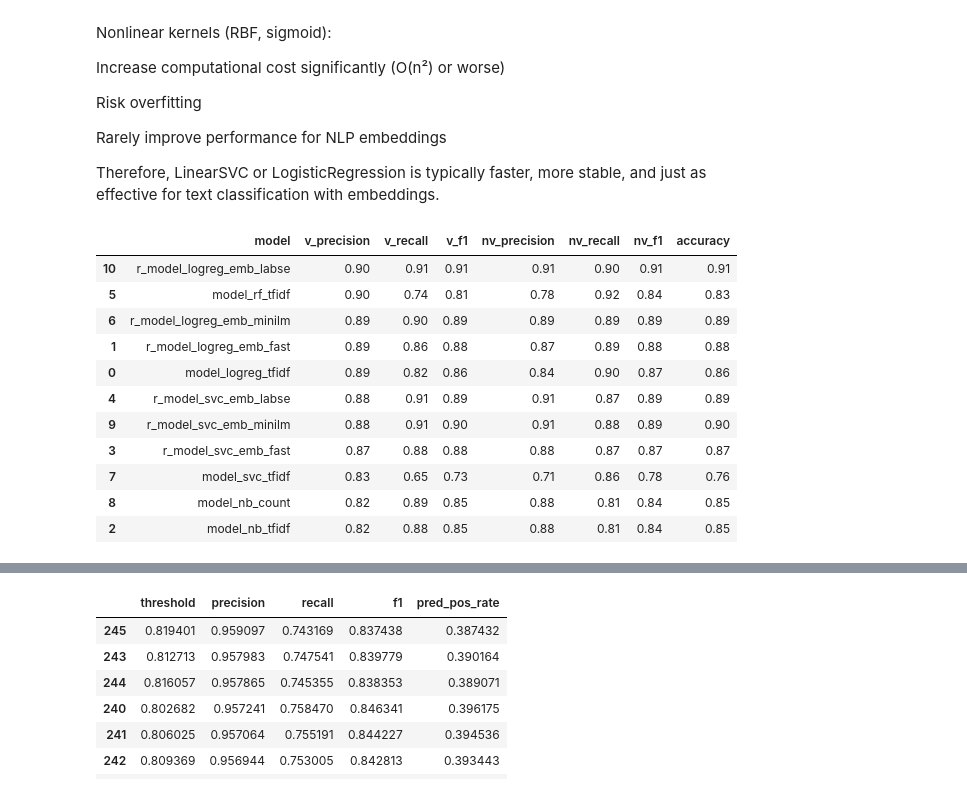
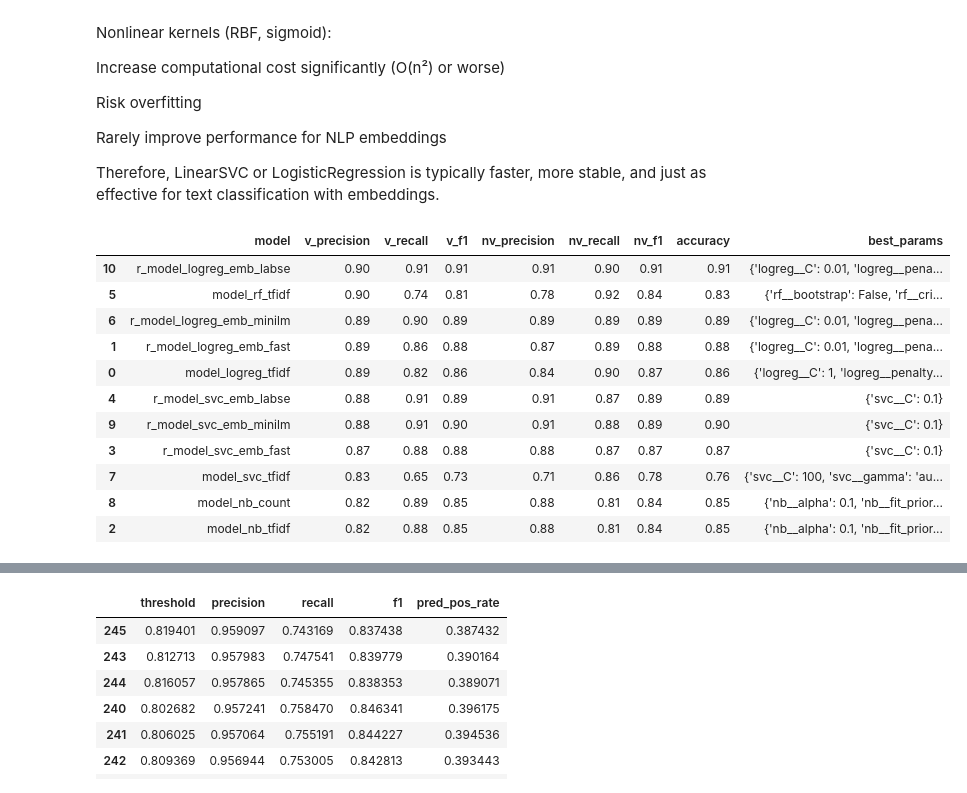
Before and after one commit to PacoBahena/hate_detection, a Jupyter notebook: ia_hate/models/Learning.ipynb, the cells around one changed output, grey strips where cells are left out. Saved outputs shown, nothing was run; the diff lists cells and outputs as text; code cells hidden in the pictures.

Commit message:
modelado

```diff
--- a/ia_hate/models/Learning.ipynb
+++ b/ia_hate/models/Learning.ipynb
@@ -562,7 +558,8 @@ for model_file in model_files:
         "nv_precision": round(report_dict['nonviolent']['precision'], 2),
         "nv_recall": round(report_dict['nonviolent']['recall'], 2),
         "nv_f1": round(report_dict['nonviolent']['f1-score'], 2),
-        "accuracy": round(report_dict['accuracy'], 2)
+        "accuracy": round(report_dict['accuracy'], 2),
+        "best_params": t_models[model_name].best_params_
     }
 
     metrics_dicts.append(metrics_dict)
@@ -682,17 +679,17 @@ Rarely improve performance for NLP embeddings
 
 Therefore, LinearSVC or LogisticRegression is typically faster, more stable, and just as effective for text classification with embeddings.
 # %%
-model_results
+model_results.head(20)
 # %% [output]
-|  | model | v_precision | v_recall | v_f1 | nv_precision | nv_recall | nv_f1 | accuracy |
-| 10 | r_model_logreg_emb_labse | 0.90 | 0.91 | 0.91 | 0.91 | 0.90 | 0.91 | 0.91 |
-| 5 | model_rf_tfidf | 0.90 | 0.74 | 0.81 | 0.78 | 0.92 | 0.84 | 0.83 |
-| 6 | r_model_logreg_emb_minilm | 0.89 | 0.90 | 0.89 | 0.89 | 0.89 | 0.89 | 0.89 |
-| 1 | r_model_logreg_emb_fast | 0.89 | 0.86 | 0.88 | 0.87 | 0.89 | 0.88 | 0.88 |
-| 0 | model_logreg_tfidf | 0.89 | 0.82 | 0.86 | 0.84 | 0.90 | 0.87 | 0.86 |
-| 4 | r_model_svc_emb_labse | 0.88 | 0.91 | 0.89 | 0.91 | 0.87 | 0.89 | 0.89 |
-| 9 | r_model_svc_emb_minilm | 0.88 | 0.91 | 0.90 | 0.91 | 0.88 | 0.89 | 0.90 |
-| 3 | r_model_svc_emb_fast | 0.87 | 0.88 | 0.88 | 0.88 | 0.87 | 0.87 | 0.87 |
-| 7 | model_svc_tfidf | 0.83 | 0.65 | 0.73 | 0.71 | 0.86 | 0.78 | 0.76 |
-| 8 | model_nb_count | 0.82 | 0.89 | 0.85 | 0.88 | 0.81 | 0.84 | 0.85 |
-| 2 | model_nb_tfidf | 0.82 | 0.88 | 0.85 | 0.88 | 0.81 | 0.84 | 0.85 |
+|  | model | v_precision | v_recall | v_f1 | nv_precision | nv_recall | nv_f1 | accuracy | best_params |
+| 10 | r_model_logreg_emb_labse | 0.90 | 0.91 | 0.91 | 0.91 | 0.90 | 0.91 | 0.91 | {'logreg__C': 0.01, 'logreg__pena... |
+| 5 | model_rf_tfidf | 0.90 | 0.74 | 0.81 | 0.78 | 0.92 | 0.84 | 0.83 | {'rf__bootstrap': False, 'rf__cri... |
+| 6 | r_model_logreg_emb_minilm | 0.89 | 0.90 | 0.89 | 0.89 | 0.89 | 0.89 | 0.89 | {'logreg__C': 0.01, 'logreg__pena... |
+| 1 | r_model_logreg_emb_fast | 0.89 | 0.86 | 0.88 | 0.87 | 0.89 | 0.88 | 0.88 | {'logreg__C': 0.01, 'logreg__pena... |
+| 0 | model_logreg_tfidf | 0.89 | 0.82 | 0.86 | 0.84 | 0.90 | 0.87 | 0.86 | {'logreg__C': 1, 'logreg__penalty... |
+| 4 | r_model_svc_emb_labse | 0.88 | 0.91 | 0.89 | 0.91 | 0.87 | 0.89 | 0.89 | {'svc__C': 0.1} |
+| 9 | r_model_svc_emb_minilm | 0.88 | 0.91 | 0.90 | 0.91 | 0.88 | 0.89 | 0.90 | {'svc__C': 0.1} |
+| 3 | r_model_svc_emb_fast | 0.87 | 0.88 | 0.88 | 0.88 | 0.87 | 0.87 | 0.87 | {'svc__C': 0.1} |
+| 7 | model_svc_tfidf | 0.83 | 0.65 | 0.73 | 0.71 | 0.86 | 0.78 | 0.76 | {'svc__C': 100, 'svc__gamma': 'au... |
+| 8 | model_nb_count | 0.82 | 0.89 | 0.85 | 0.88 | 0.81 | 0.84 | 0.85 | {'nb__alpha': 0.1, 'nb__fit_prior... |
+| 2 | model_nb_tfidf | 0.82 | 0.88 | 0.85 | 0.88 | 0.81 | 0.84 | 0.85 | {'nb__alpha': 0.1, 'nb__fit_prior... |
```
Also changed, not shown: parts of 3 cells of this notebook, 1 other file.
